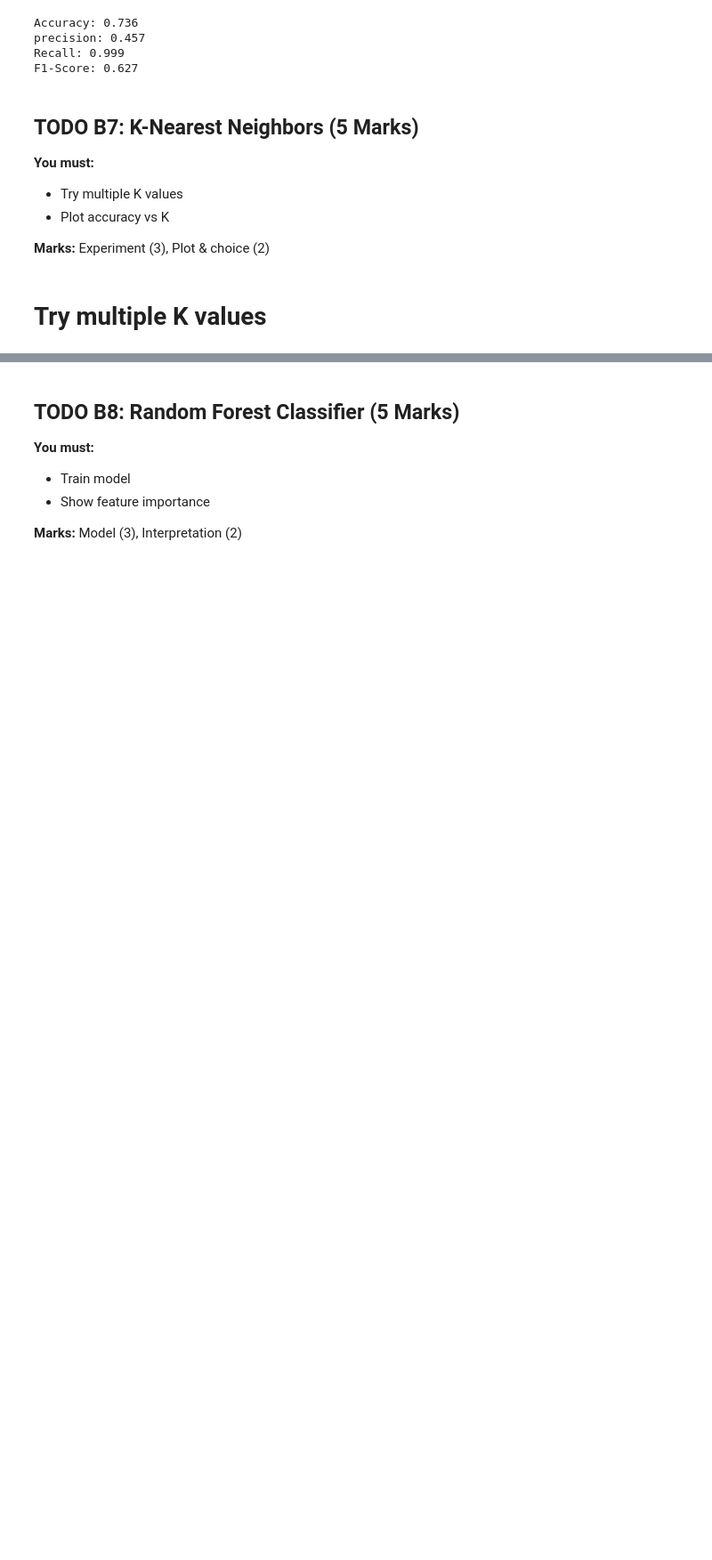
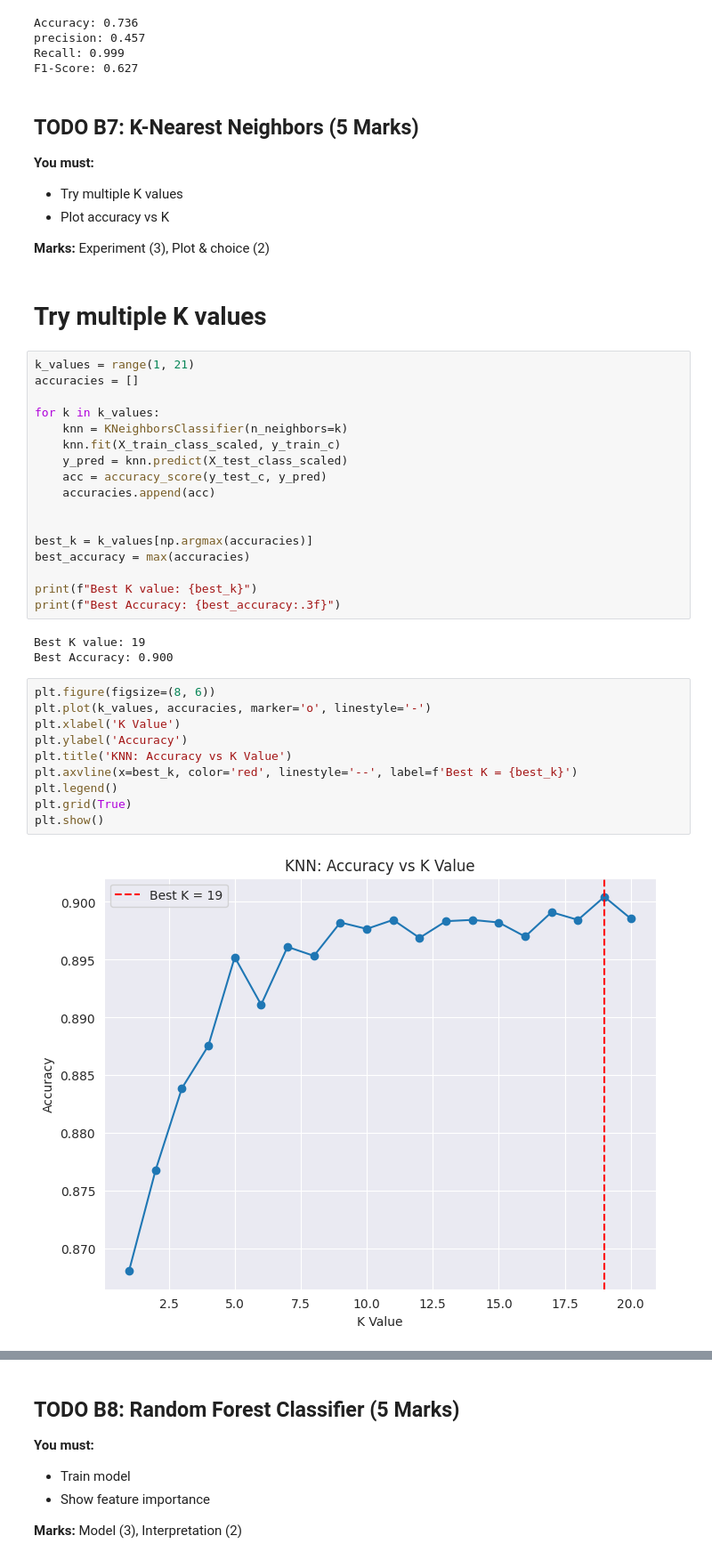
Before and after one commit to Md-Salman-Rahman339/AI-ML, a Jupyter notebook: Copy_of_AI_ML_Assignment_3_Module_19.ipynb, the cells around one changed output, grey strips where cells are left out. Shown at 89% size. Drawn from its saved outputs; the diff is of its cells as text; blank space fills up the shorter version.

```diff
--- a/Copy_of_AI_ML_Assignment_3_Module_19.ipynb
+++ b/Copy_of_AI_ML_Assignment_3_Module_19.ipynb
@@ -657,3 +655,35 @@ F1-Score: 0.627
 **Marks:** Experiment (3), Plot & choice (2)
 # %% [markdown]
 # Try multiple K values
+# %%
+k_values = range(1, 21)
+accuracies = []
+
+for k in k_values:
+    knn = KNeighborsClassifier(n_neighbors=k)
+    knn.fit(X_train_class_scaled, y_train_c)
+    y_pred = knn.predict(X_test_class_scaled)
+    acc = accuracy_score(y_test_c, y_pred)
+    accuracies.append(acc)
+
+
+best_k = k_values[np.argmax(accuracies)]
+best_accuracy = max(accuracies)
+
+print(f"Best K value: {best_k}")
+print(f"Best Accuracy: {best_accuracy:.3f}")
+# %% [output]
+Best K value: 19
+Best Accuracy: 0.900
+# %%
+plt.figure(figsize=(8, 6))
+plt.plot(k_values, accuracies, marker='o', linestyle='-')
+plt.xlabel('K Value')
+plt.ylabel('Accuracy')
+plt.title('KNN: Accuracy vs K Value')
+plt.axvline(x=best_k, color='red', linestyle='--', label=f'Best K = {best_k}')
+plt.legend()
+plt.grid(True)
+plt.show()
+# %% [output]
+[figure, added]
```
Also changed, not shown: parts of 13 cells of this notebook.
